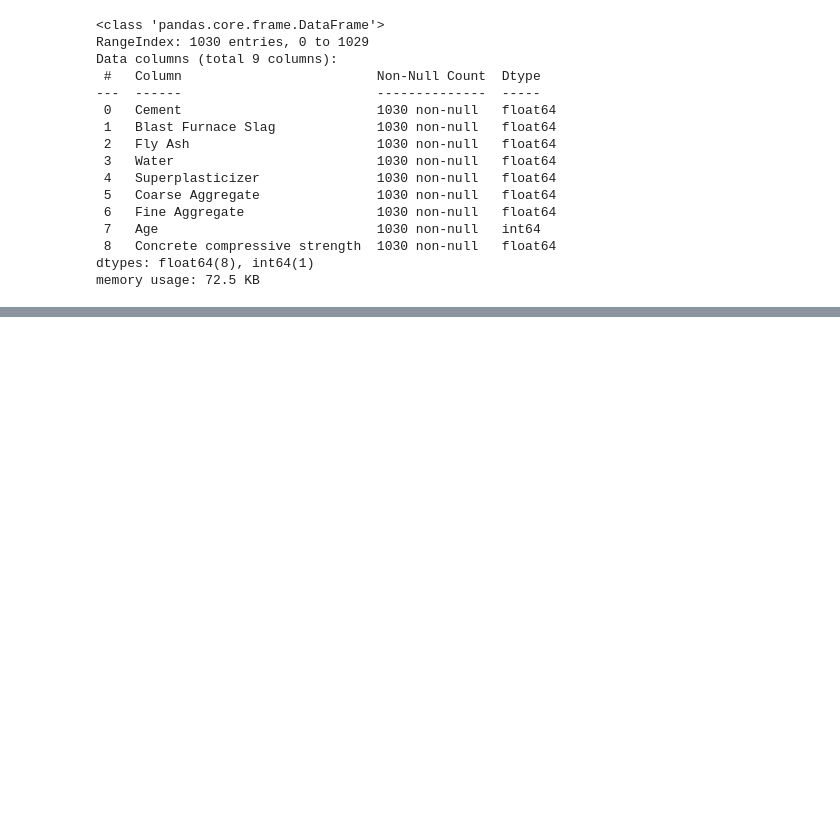
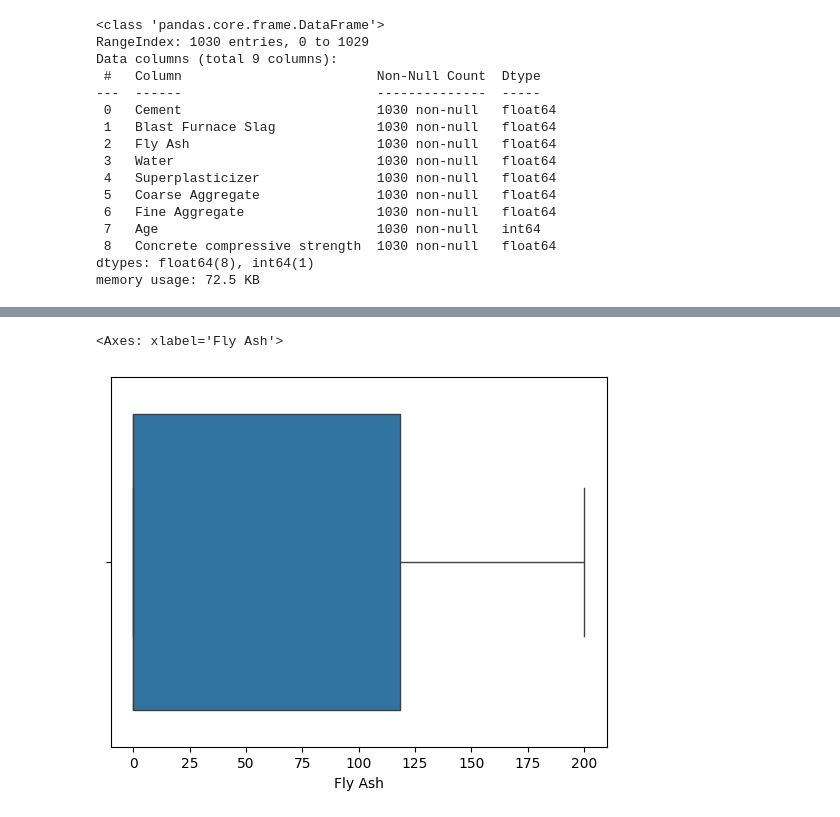
Before and after one commit to AxelSeanCP/Machine-Learning, a Jupyter notebook: Projects/Proyek_Predictive_Analytics/concrete_strength_predictive_analysis.ipynb, the cells around one changed output, grey strips where cells are left out. Cells and saved outputs as stored; diff of their text form; code cells hidden in the pictures; blank space fills up the shorter version.

```diff
--- a/Projects/Proyek_Predictive_Analytics/concrete_strength_predictive_analysis.ipynb
+++ b/Projects/Proyek_Predictive_Analytics/concrete_strength_predictive_analysis.ipynb
@@ -123,0 +122,5 @@ Nilai 0 di kolom Superplasticizer ada:  379
+# %%
+sns.boxplot(x=concrete_data['Fly Ash'])
+# %% [output]
+<Axes: xlabel='Fly Ash'>
+[figure, added]
```
Also changed, not shown: parts of 40 cells of this notebook, 2 other files.
